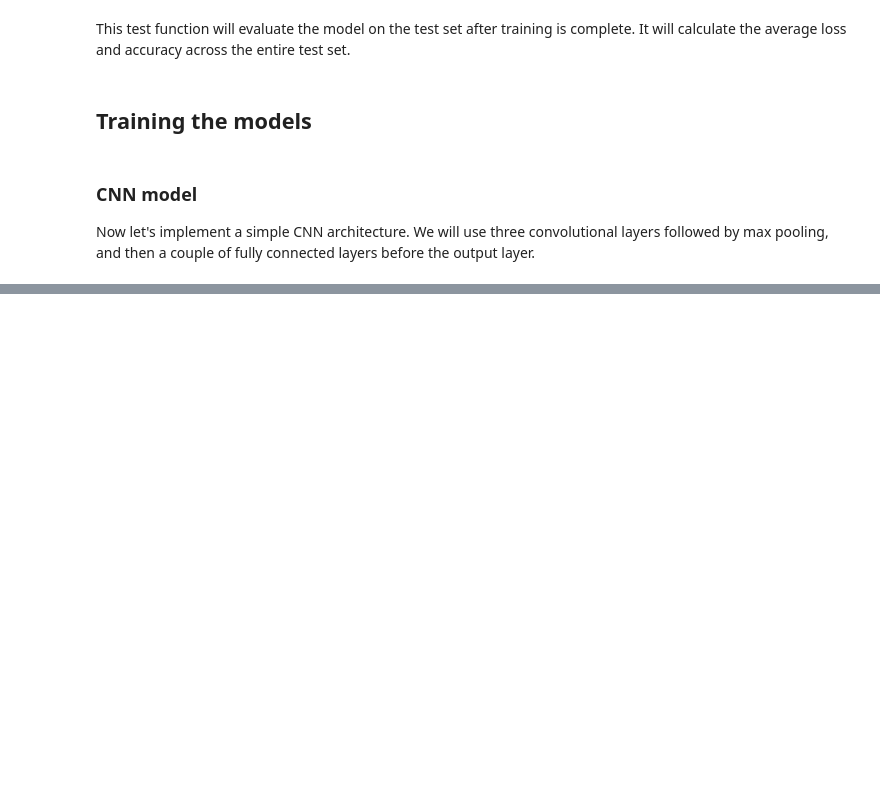
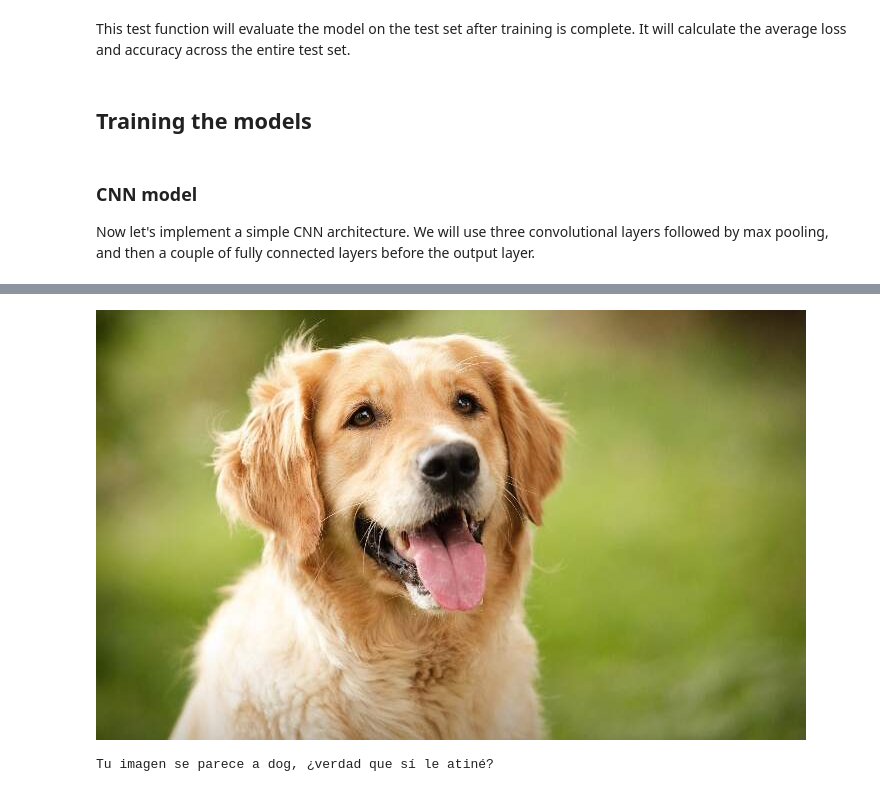
Before and after one commit to HakkinDavid/computational-intelligence, a Jupyter notebook: RedesConvolucionalesPyTorch.ipynb, the cells around one changed output, grey strips where cells are left out. Cells and saved outputs as stored; diff of their text form; code cells hidden in the pictures; blank space fills up the shorter version.

```diff
--- a/RedesConvolucionalesPyTorch.ipynb
+++ b/RedesConvolucionalesPyTorch.ipynb
@@ -309,0 +311,27 @@ plt.show()
+# %%
+mejor_convulsión = model_cnn[max(cnn_test_acc, key=cnn_test_acc.get)]
+# %%
+transformación_para_inferencia_arbitraria = torchvision.transforms.Compose(
+    [
+        torchvision.transforms.Resize((32,32)), #wonka dijo redimensiónenlo (¿?) ... de hecho, es curioso porque al menos dos de los afectados por los doings de wonka fueron de algún modo u otro redimensionados
+        torchvision.transforms.ToTensor()
+    ]
+)
+
+def predecir_en_cifar_10(ruta, modelo=mejor_convulsión, mostrar=False):
+    modelo.eval()
+    imagen = Image.open(ruta).convert("RGB")
+    if(mostrar): imagen.show()
+    características = transformación_para_inferencia_arbitraria(imagen).unsqueeze(0).to(device)
+
+    with torch.no_grad():
+        salida = modelo(características)
+        adivinación = salida.argmax(dim=1).item()
+
+    return train_as_seen_in_tv.classes[adivinación]
+# %%
+adivinación_inferencil = predecir_en_cifar_10(input("Ruta a la imagen: "), mostrar=True)
+print(f"Tu imagen se parece a {adivinación_inferencil}, ¿verdad que sí le atiné?")
+# %% [output]
+[figure, added]
+Tu imagen se parece a dog, ¿verdad que sí le atiné?
```
Also changed, not shown: parts of 6 cells of this notebook, 3 other files.
